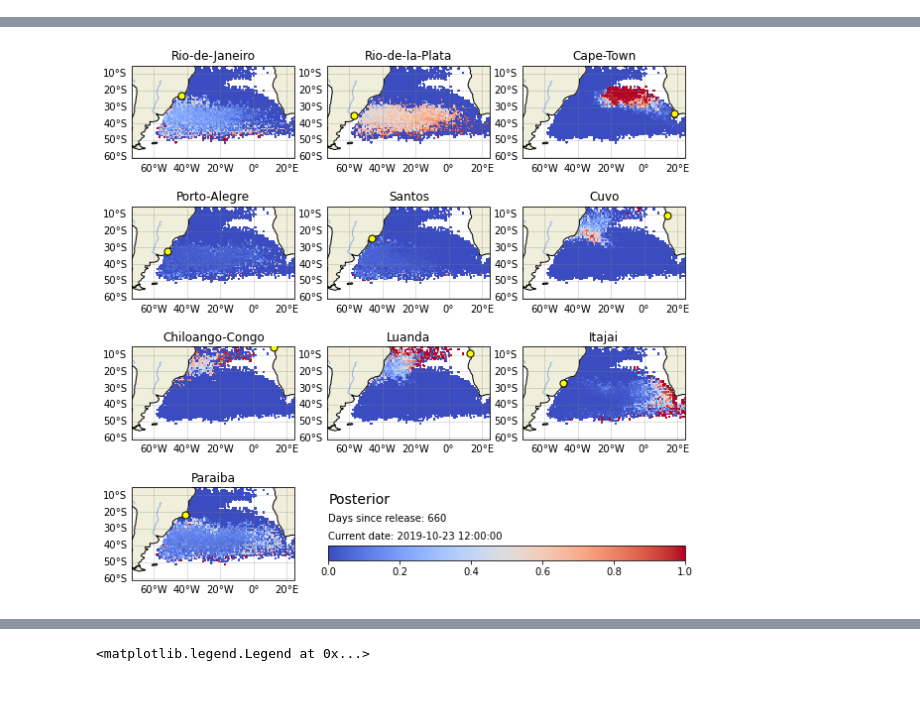
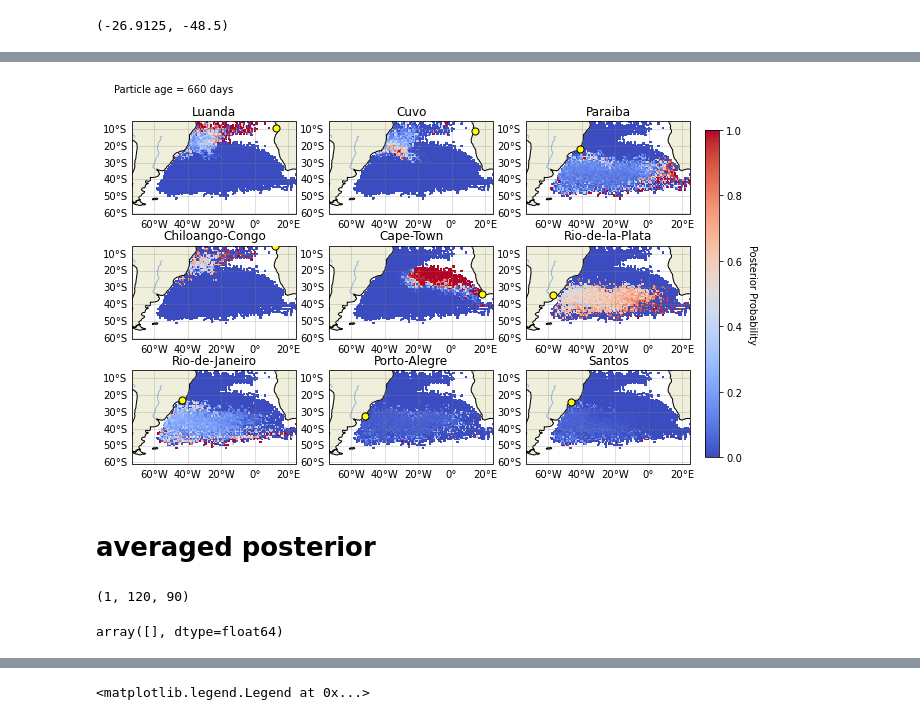
Before and after one commit to OceanParcels/BayesianAnalysis_SouthAtlantic, a Jupyter notebook: notebooks/time_series_analysis.ipynb, the cells around one changed output, grey strips where cells are left out. Saved outputs shown, nothing was run; the diff lists cells and outputs as text; code cells hidden in the pictures; blank space fills up the shorter version.

```diff
--- a/notebooks/time_series_analysis.ipynb
+++ b/notebooks/time_series_analysis.ipynb
@@ -11,17 +18,21 @@ posterior = np.load('../data/analysis/posterior_smoc.npy', allow_pickle=True).it
 params = np.load('../data/analysis/params_smoc.npy', allow_pickle=True).item()
 # %%
 river_sources = np.load('../river_sources.npy', allow_pickle=True).item()
+river_sources.pop('Itajai')
+# %% [output]
+(-26.9125, -48.5)
 # %%
 time_range = pd.date_range('2018-01-01 12:00:00', '2019-10-23 12:00', freq='1d')
 # %%
 y,x = np.meshgrid(params['lat_range'], params['lon_range'])
 t=660
-labels=list(posterior.keys())
 
-fig,ax = plt.subplots(ncols=3,nrows=4,figsize=(10,10),
-                      subplot_kw={'projection': ccrs.PlateCarree()})
+labels=list(river_sources.keys())
 
-ax = ax.reshape(12)
+fig,ax = plt.subplots(ncols=3,nrows=3,figsize=(10,6.5),
+                      subplot_kw={'projection': ccrs.PlateCarree()}, sharey=True)
+
+ax = ax.reshape(9)
 
 for k, loc in enumerate(labels):
 
@@ -41,11 +52,10 @@ for k, loc in enumerate(labels):
     ax[k].scatter(river_sources[loc][1], river_sources[loc][0],
                s=50, marker='o', color='yellow', edgecolors='k', zorder=3)
 
-ax[-2].axis('off')
-ax[-1].axis('off')
-bar_ax = fig.add_axes([0.4, 0.17, 0.5, 0.02])
-fig.colorbar(im, cax=bar_ax, orientation='horizontal')
-fig.text(0.4,0.25,'Posterior', fontsize=14)
-fig.text(0.4,0.225,f'Days since release: {t:0.0f}')
-fig.text(0.4,0.2,f'Current date: {time_range[t]}')
+# ax[-2].axis('off')
+# ax[-1].axis('off')
+bar_ax = fig.add_axes([0.92, 0.15, 0.02, 0.7])
+cbar = fig.colorbar(im, cax=bar_ax, orientation='vertical')
+cbar.set_label('Posterior Probability', rotation=270, labelpad=15)
+fig.text(0.1,0.93,f'Particle age = {t:0.0f} days')
 # %% [output]
@@ -53 +63 @@ Text(0.4, 0.2, 'Current date: 2019-10-23 12:00:00')
-[figure, old version]
+[figure, new version]
@@ -53,0 +101,2 @@ Text(0.4, 0.2, 'Current date: 2019-10-23 12:00:00')
+# %% [markdown]
+# averaged posterior
@@ -53,0 +106,8 @@ Text(0.4, 0.2, 'Current date: 2019-10-23 12:00:00')
+# %%
+post_avg['Luanda'].shape
+# %% [output]
+(1, 120, 90)
+# %%
+params_avg['time_array']
+# %% [output]
+array([], dtype=float64)
```
Also changed, not shown: parts of 31 cells of this notebook, 5 other files.
